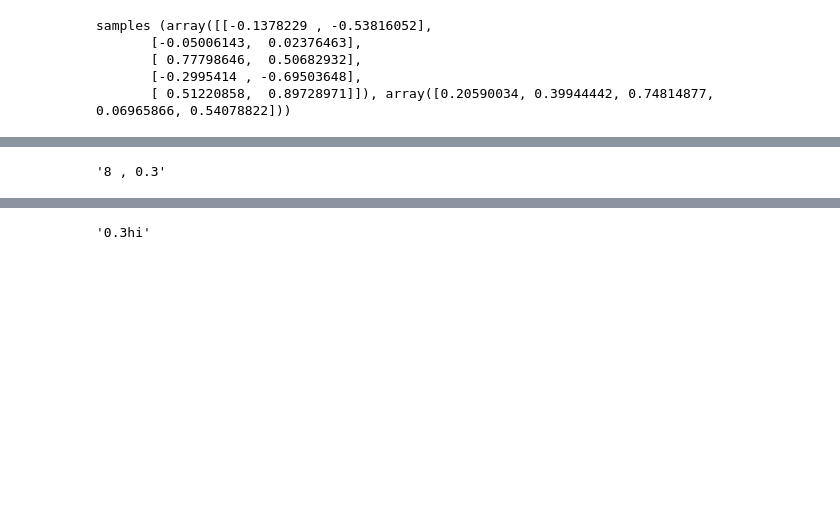
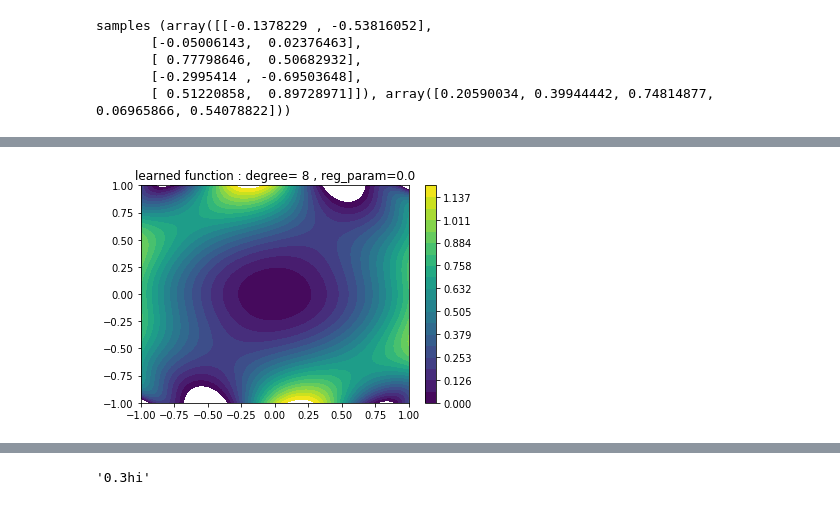
Before and after one commit to rahulbiswas876/Pattern-Recog-And-Machine-Learning, a Jupyter notebook: My ProgAssmt1A_student-Copy1.ipynb, the cells around one changed output, grey strips where cells are left out. Saved outputs shown, nothing was run; the diff lists cells and outputs as text; code cells hidden in the pictures; blank space fills up the shorter version.

```diff
--- a/My ProgAssmt1A_student-Copy1.ipynb
+++ b/My ProgAssmt1A_student-Copy1.ipynb
@@ -455,24 +460,22 @@ actual y [4.03201759e-01 4.94784995e-01 3.22581190e-01 7.15264729e-01
 # %%
 
 def visualise_polynomial_2d(wt_vector, degree, title=""):
 
     X,Y = np.meshgrid(np.linspace(-1,1,100), np.linspace(-1,1,100))
 
     Z = np.zeros(X.shape)
 
     for i in range(Z.shape[0]):
         for j in range(Z.shape[1]):
             point = np.array([[X[i,j], Y[i,j]]])
 #             print(point)
             Z[i,j] = polynomial_regression_ridge_pred(X_test=point, wt_vector=weig, degree=degree)
 
     plt.contourf(X,Y,Z,levels=np.linspace(0.,1.2 , 20))
-    plt.title('learned function : degree= '+ str(degree)+ ' , ' + title)
+    plt.title('learned function : degree= '+ str(degree)+ ' , reg_param=' + title)
     plt.colorbar()
 
 
 visualise_polynomial_2d(wt_vector=weig, degree=degree, title=str(reg_param))
+# %% [output]
+[figure, added]
-# %%
-str(degree) + ' , ' + str(reg_param)
-# %% [output]
-'8 , 0.3'
```
Also changed, not shown: parts of 5 cells of this notebook, 1 other file.
